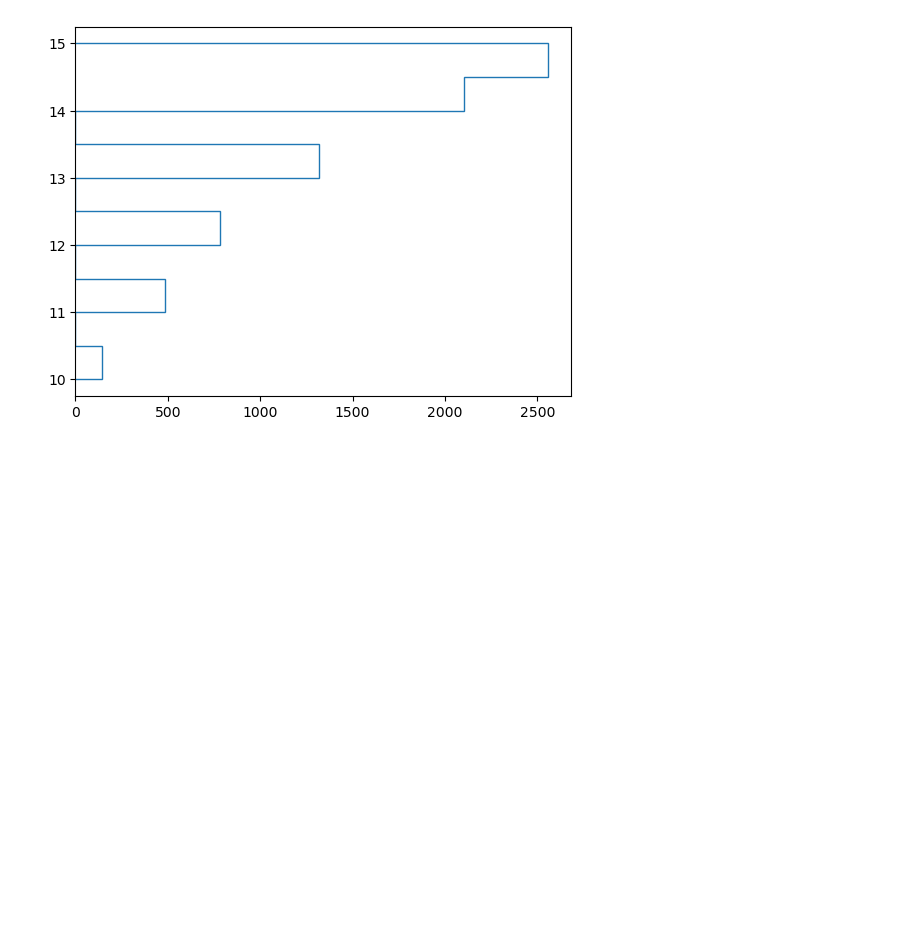
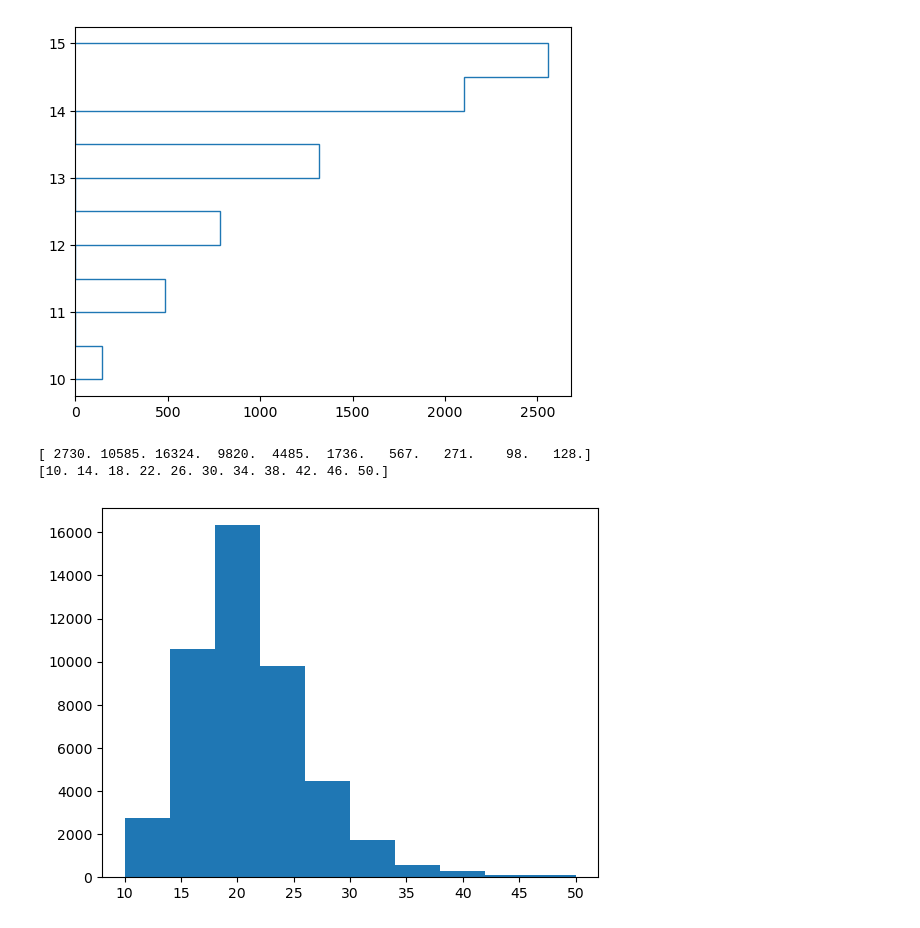
Before and after one commit to BeziKaviani/data-science-ml-learning-path, a Jupyter notebook: 04-data-visualization/visuallization.ipynb, the cells around one changed output. Saved outputs shown, nothing was run; the diff lists cells and outputs as text; code cells hidden in the pictures; blank space fills up the shorter version.

Commit message:
separate the bins and n from the histogram

```diff
--- a/04-data-visualization/visuallization.ipynb
+++ b/04-data-visualization/visuallization.ipynb
@@ -92,3 +92,12 @@ ax.hist(df['comb08'],range=(10,15), histtype='step', orientation='horizontal')
  array([10. , 10.5, 11. , 11.5, 12. , 12.5, 13. , 13.5, 14. , 14.5, 15. ]),
  [<matplotlib.patches.Polygon at 0x...>])
 [figure]
+# %%
+fig, ax = plt.subplots()
+n, bin, patches = ax.hist(df['comb08'], range=(10,50))
+print(n)
+print(bin)
+# %% [output]
+[ 2730. 10585. 16324.  9820.  4485.  1736.   567.   271.    98.   128.]
+[10. 14. 18. 22. 26. 30. 34. 38. 42. 46. 50.]
+[figure, added]
```
